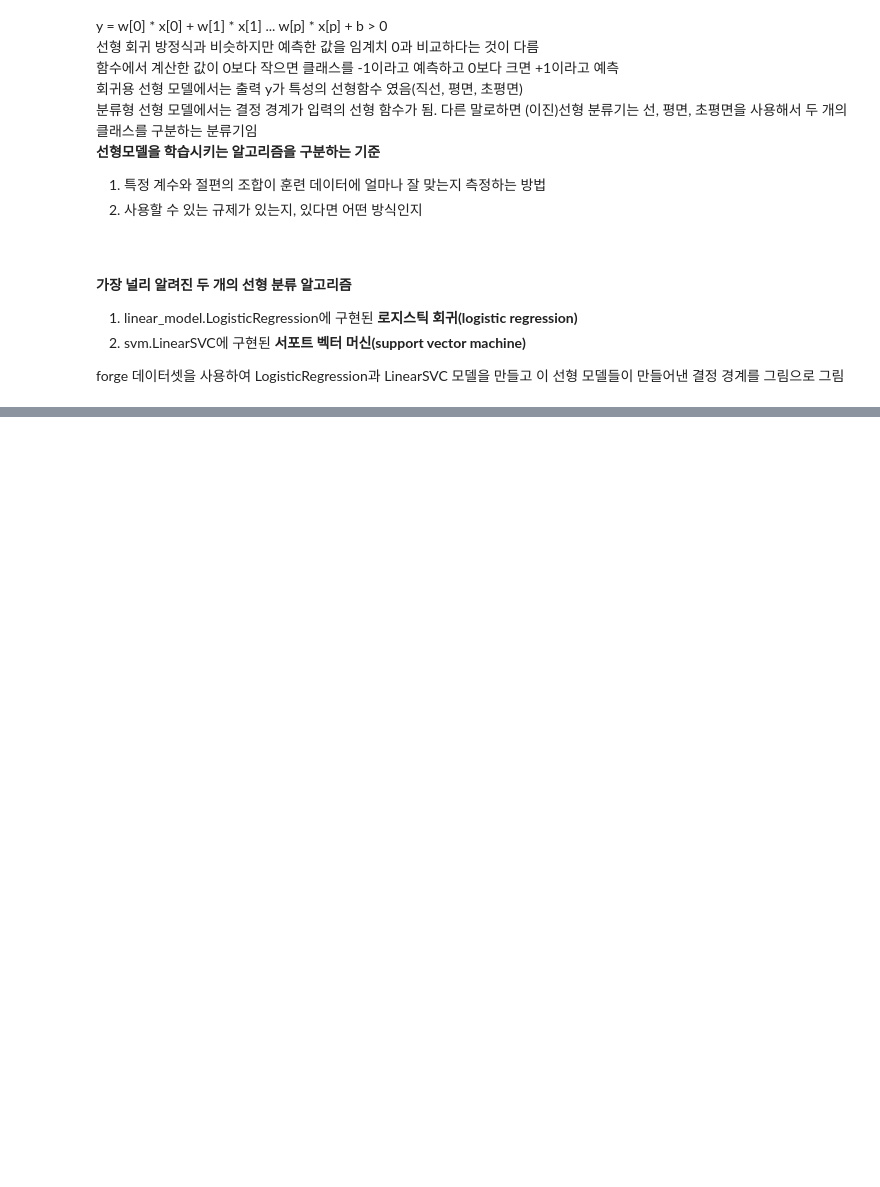
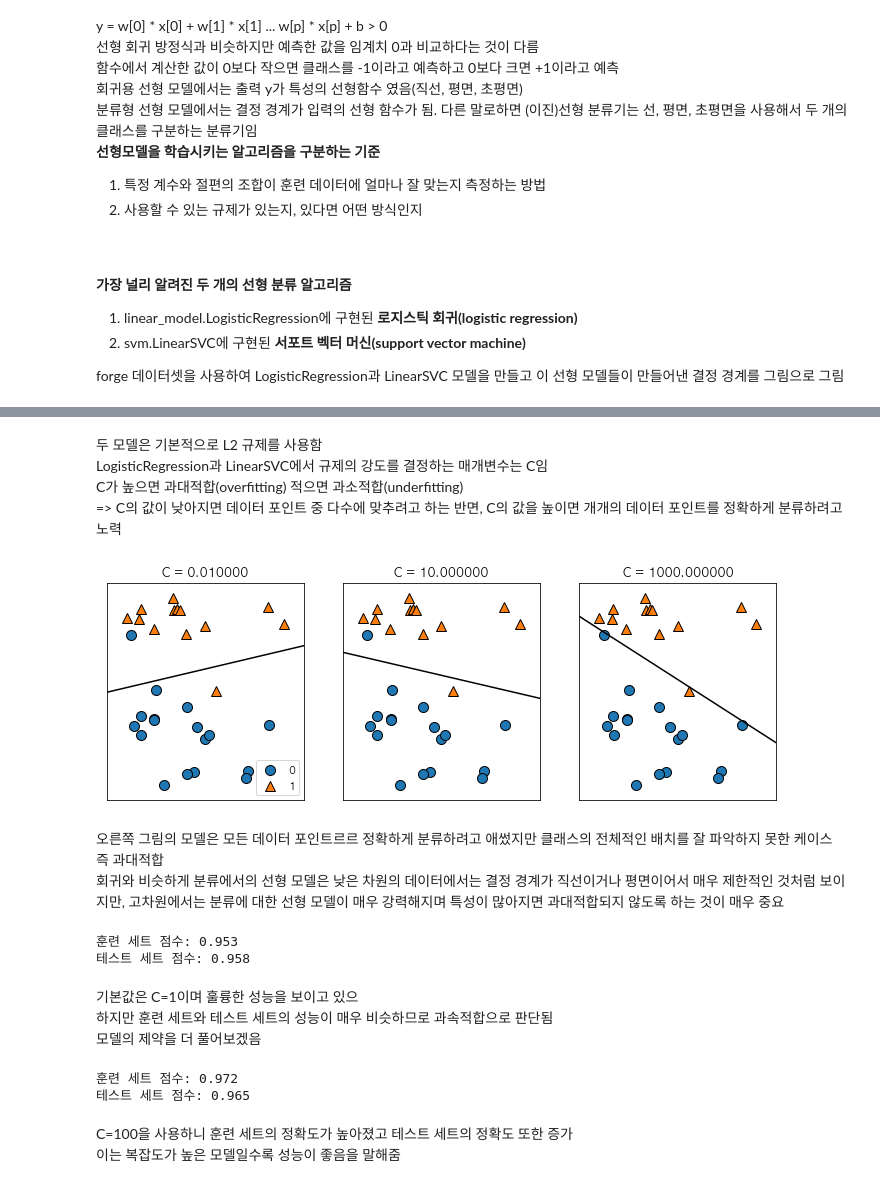
Before and after one commit to ksh901016/python_exam, a Jupyter notebook: scikit-learn/002 지도학습.ipynb, the cells around one changed output, grey strips where cells are left out. Drawn from its saved outputs; the diff is of its cells as text; code cells hidden in the pictures; blank space fills up the shorter version.

```diff
--- a/scikit-learn/002 지도학습.ipynb
+++ b/scikit-learn/002 지도학습.ipynb
@@ -305,0 +304,37 @@ axes[0].legend();
+# %% [markdown]
+두 모델은 기본적으로 L2 규제를 사용함<br>
+LogisticRegression과 LinearSVC에서 규제의 강도를 결정하는 매개변수는 C임<br>
+C가 높으면 과대적합(overfitting) 적으면 과소적합(underfitting)<br>
+=> C의 값이 낮아지면 데이터 포인트 중 다수에 맞추려고 하는 반면, C의 값을 높이면 개개의 데이터 포인트를 정확하게 분류하려고 노력
+# %%
+mglearn.plots.plot_linear_svc_regularization()
+# %% [output]
+[figure, added]
+# %% [markdown]
+오른쪽 그림의 모델은 모든 데이터 포인트르르 정확하게 분류하려고 애썼지만 클래스의 전체적인 배치를 잘 파악하지 못한 케이스 즉 과대적합<br>
+회귀와 비슷하게 분류에서의 선형 모델은 낮은 차원의 데이터에서는 결정 경계가 직선이거나 평면이어서 매우 제한적인 것처럼 보이지만, 고차원에서는 분류에 대한 선형 모델이 매우 강력해지며 특성이 많아지면 과대적합되지 않도록 하는 것이 매우 중요
+# %%
+from sklearn.datasets import load_breast_cancer
+cancer = load_breast_cancer()
+X_train, X_test, y_train, y_test = train_test_split(
+    cancer.data, cancer.target, stratify=cancer.target, random_state=42)
+logreg = LogisticRegression().fit(X_train, y_train)
+print("훈련 세트 점수: {:.3f}".format(logreg.score(X_train, y_train)))
+print("테스트 세트 점수: {:.3f}".format(logreg.score(X_test, y_test)))
+# %% [output]
+훈련 세트 점수: 0.953
+테스트 세트 점수: 0.958
+# %% [markdown]
+기본값은 C=1이며 훌륭한 성능을 보이고 있으<br>
+하지만 훈련 세트와 테스트 세트의 성능이 매우 비슷하므로 과속적합으로 판단됨<br>
+모델의 제약을 더 풀어보겠음
+# %%
+logreg100 = LogisticRegression(C=100).fit(X_train, y_train)
+print("훈련 세트 점수: {:.3f}".format(logreg100.score(X_train, y_train)))
+print("테스트 세트 점수: {:.3f}".format(logreg100.score(X_test, y_test)))
+# %% [output]
+훈련 세트 점수: 0.972
+테스트 세트 점수: 0.965
+# %% [markdown]
+C=100을 사용하니 훈련 세트의 정확도가 높아졌고 테스트 세트의 정확도 또한 증가<br>
+이는 복잡도가 높은 모델일수록 성능이 좋음을 말해줌
```
Also changed, not shown: parts of 21 cells of this notebook.
